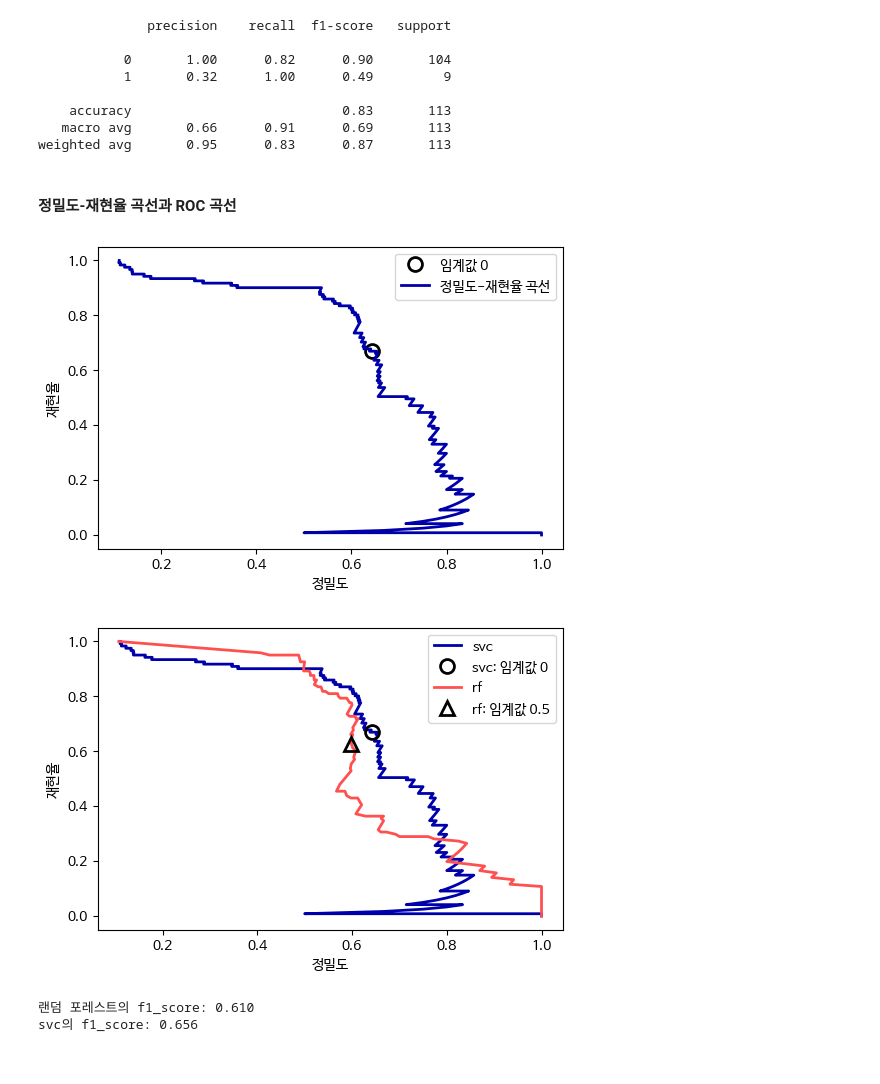
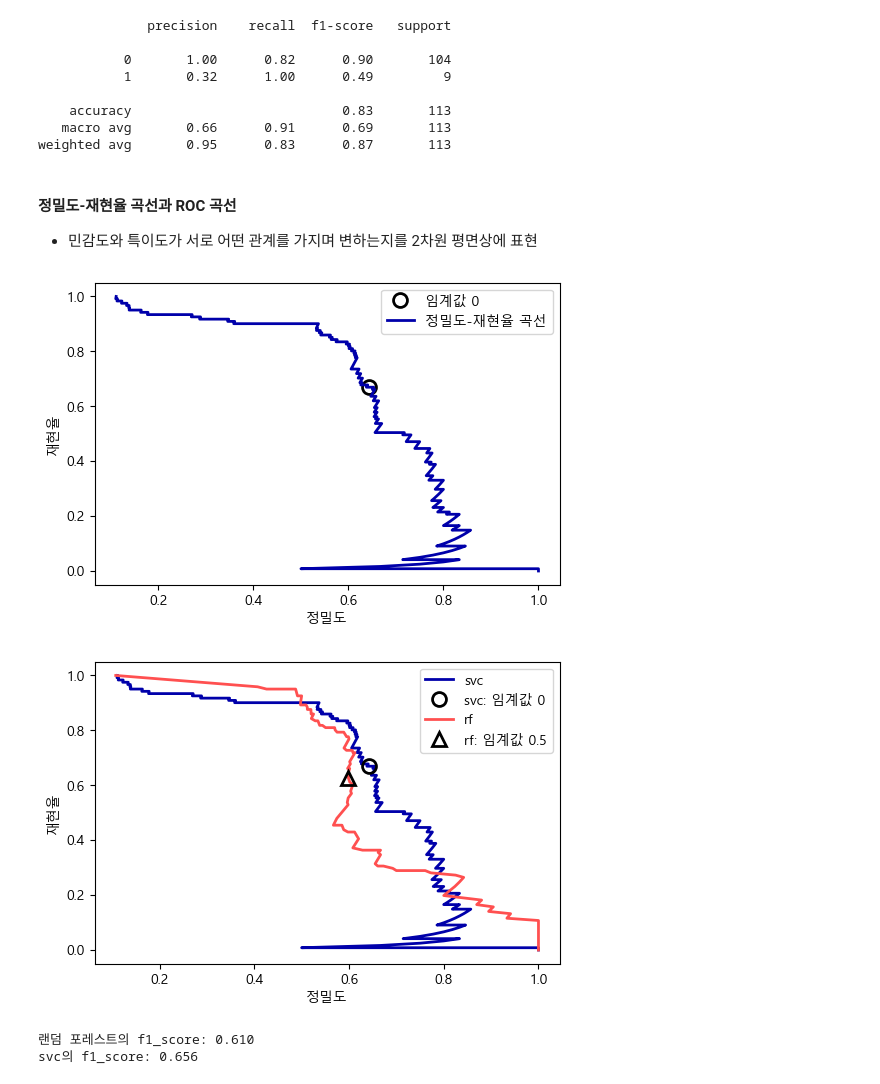
Before and after one commit to highfreshness/SeSAC, a Jupyter notebook: ml/05-model-evaluation-and-improvement.ipynb, the cells around one changed output. Cells and saved outputs as stored; diff of their text form; code cells hidden in the pictures.

```diff
--- a/ml/05-model-evaluation-and-improvement.ipynb
+++ b/ml/05-model-evaluation-and-improvement.ipynb
@@ -792,6 +873,7 @@ print(classification_report(y_test, y_pred_lower_threshold))
 weighted avg       0.95      0.83      0.87       113
 # %% [markdown]
 #### 정밀도-재현율 곡선과 ROC 곡선
+* 민감도와 특이도가 서로 어떤 관계를 가지며 변하는지를 2차원 평면상에 표현
 # %%
 from sklearn.metrics import precision_recall_curve
 precision, recall, thresholds = precision_recall_curve(
@@ -799,24 +881,22 @@ precision, recall, thresholds = precision_recall_curve(
 # %%
 # 부드러운 곡선을 위해 데이터 포인트 수를 늘립니다
 X, y = make_blobs(n_samples=(4000, 500), cluster_std=[7.0, 2], random_state=22)
 X_train, X_test, y_train, y_test = train_test_split(X, y, random_state=0)
 
 svc = SVC(gamma=.05).fit(X_train, y_train)
 
-precision, recall, thresholds = precision_recall_curve(
-    y_test, svc.decision_function(X_test))
+precision, recall, thresholds = precision_recall_curve(y_test, svc.decision_function(X_test))
 # 0에 가까운 임계값을 찾습니다
 close_zero = np.argmin(np.abs(thresholds))
-plt.plot(precision[close_zero], recall[close_zero], 'o', markersize=10,
-         label="임계값 0", fillstyle="none", c='k', mew=2)
+plt.plot(precision[close_zero], recall[close_zero], 'o', markersize=10, label="임계값 0", fillstyle="none", c='k', mew=2)
 
 plt.plot(precision, recall, label="정밀도-재현율 곡선")
 plt.xlabel("정밀도")
 plt.ylabel("재현율")
 plt.legend(loc="best")
 plt.show() # 책에는 없음
 # %% [output]
-[figure, old version]
+[figure, new version]
 # %%
 from sklearn.ensemble import RandomForestClassifier
 
@@ -824,6 +904,7 @@ rf = RandomForestClassifier(n_estimators=100, random_state=0, max_features=2)
 rf.fit(X_train, y_train)
 
 # RandomForestClassifier는 decision_function 대신 predict_proba를 제공합니다.
+# predict_proba : Predict class probabilities for X.(X에 대한 확률을 예측 합니다)
 precision_rf, recall_rf, thresholds_rf = precision_recall_curve(
     y_test, rf.predict_proba(X_test)[:, 1])
 
@@ -842,5 +923,5 @@ plt.ylabel("재현율")
 plt.legend(loc="best")
 plt.show() # 책에는 없음
 # %% [output]
-[figure, old version]
+[figure, new version]
 # %%
```
Also changed, not shown: parts of 29 cells of this notebook, 4 other files.
